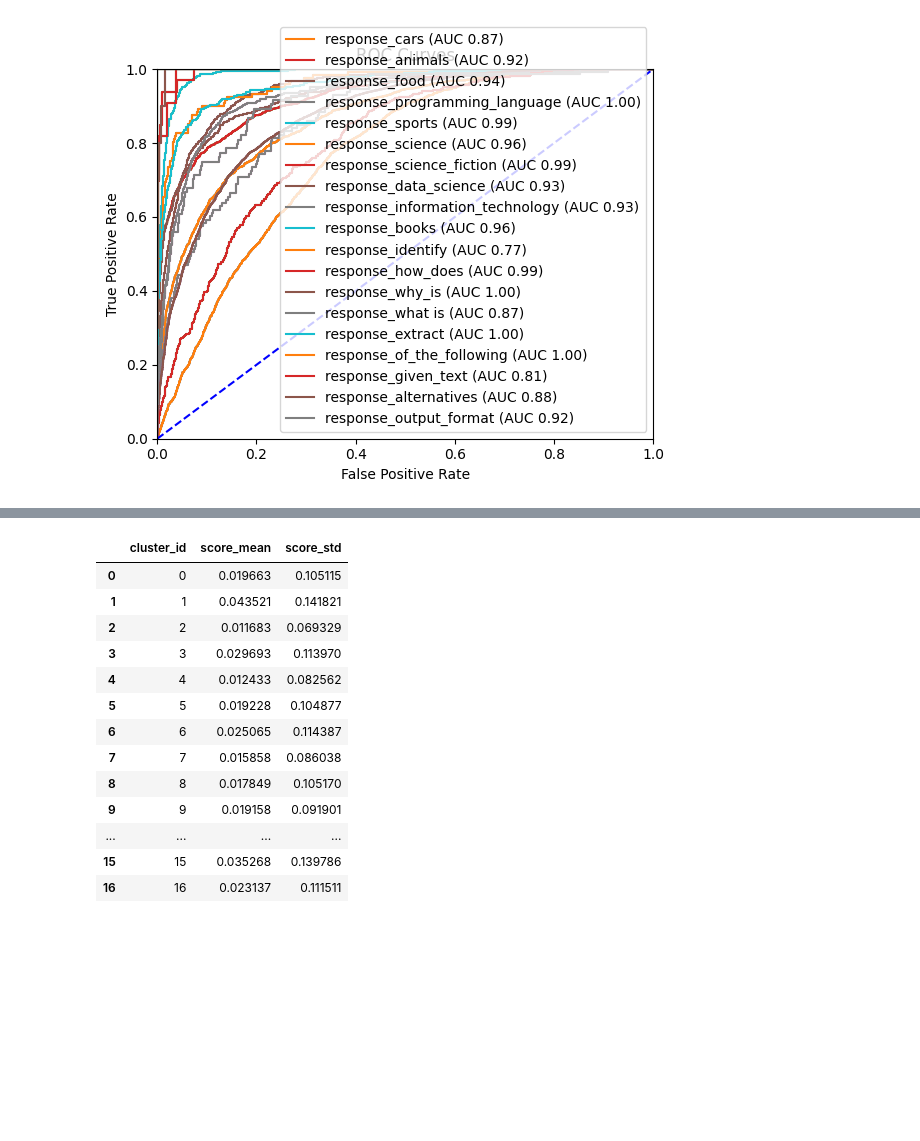
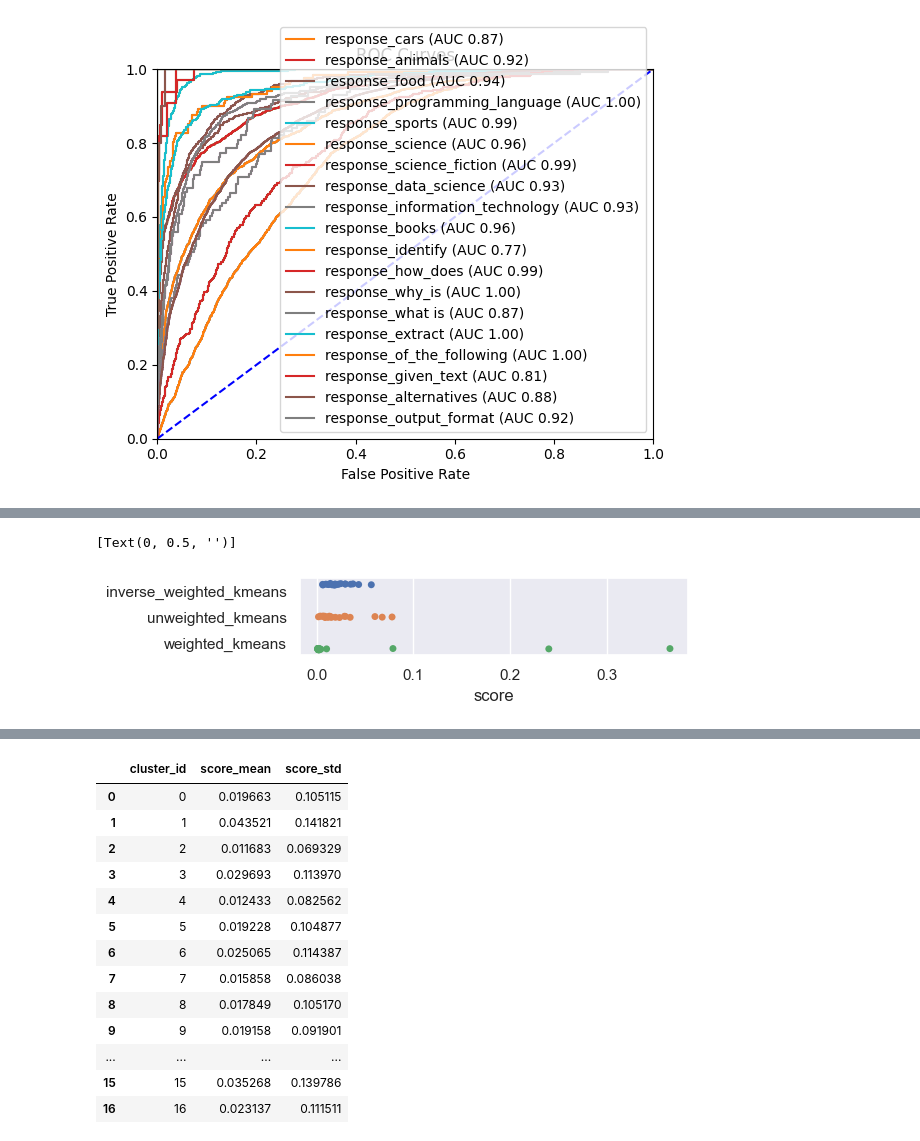
Before and after one commit to rmhorton/instruction_tuning, a Jupyter notebook: Aspect_aware_semantic_clustering.ipynb, the cells around one changed output, grey strips where cells are left out. Saved outputs shown, nothing was run; the diff lists cells and outputs as text; code cells hidden in the pictures; blank space fills up the shorter version.

```diff
--- a/Aspect_aware_semantic_clustering.ipynb
+++ b/Aspect_aware_semantic_clustering.ipynb
@@ -209,4 +208,6 @@ cs_unweighted = get_cluster_stats(dd2, 'unweighted_kmeans', 'score')
 cs_weighted = get_cluster_stats(dd2, 'weighted_kmeans', 'score')
 cs_inverse_weighted = get_cluster_stats(dd2, 'inverse_weighted_kmeans', 'score')
 # %%
-dd2[ ['unweighted_kmeans', 'weighted_kmeans', 'inverse_weighted_kmeans', 'score'] ].to_csv('reweighted_cluster_scores.csv', index=False)
+dd3 = dd2[ ['unweighted_kmeans', 'weighted_kmeans', 'inverse_weighted_kmeans', 'score'] ]
+dd3.to_csv('reweighted_cluster_scores.csv', index=False)
+dd3
@@ -212,0 +228,3 @@ dd2[ ['unweighted_kmeans', 'weighted_kmeans', 'inverse_weighted_kmeans', 'score'
+# %%
+dd3_long = pd.melt(dd3, id_vars=['score'], var_name='weighting', value_name='cluster_id')
+dd3_long
@@ -212,0 +245,3 @@ dd2[ ['unweighted_kmeans', 'weighted_kmeans', 'inverse_weighted_kmeans', 'score'
+# %%
+cluster_means = dd3_long.groupby(["weighting", "cluster_id"]).mean().reset_index()
+cluster_means
@@ -212,0 +266,7 @@ dd2[ ['unweighted_kmeans', 'weighted_kmeans', 'inverse_weighted_kmeans', 'score'
+# %%
+sns.set(rc={"figure.figsize":(5, 1)})
+ax = sns.stripplot(x='score', y='weighting', data=cluster_means, jitter=True, hue='weighting', dodge=True, legend=False)
+ax.set(ylabel=None)
+# %% [output]
+[Text(0, 0.5, '')]
+[figure, added]
```
Also changed, not shown: parts of 21 cells of this notebook.
